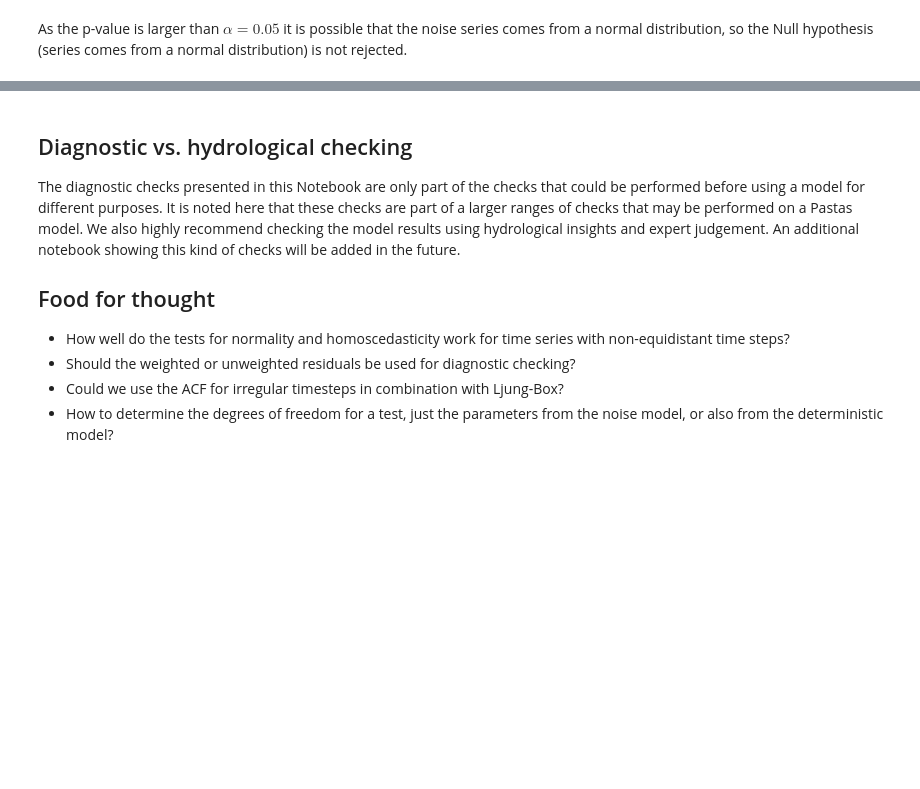
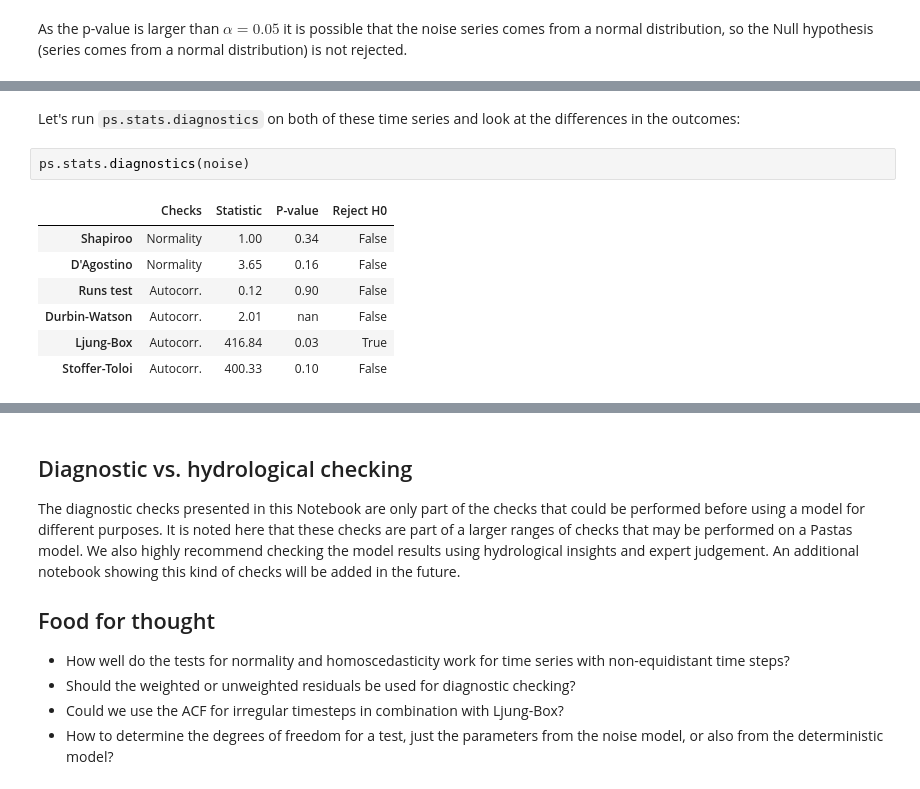
Before and after one commit to pastas/pastas, a Jupyter notebook: examples/notebooks/4_diagnostic_checking.ipynb, the cells around one changed output, grey strips where cells are left out. Drawn from its saved outputs; the diff is of its cells as text; blank space fills up the shorter version.

```diff
--- a/examples/notebooks/4_diagnostic_checking.ipynb
+++ b/examples/notebooks/4_diagnostic_checking.ipynb
@@ -218,0 +269,12 @@ As the p-value is larger than $\alpha=0.05$ it is possible that the noise series
+# %% [markdown]
+Let's run `ps.stats.diagnostics` on both of these time series and look at the differences in the outcomes:
+# %%
+ps.stats.diagnostics(noise)
+# %% [output]
+|  | Checks | Statistic | P-value | Reject H0 |
+| Shapiroo | Normality | 1.00 | 0.34 | False |
+| D'Agostino | Normality | 3.65 | 0.16 | False |
+| Runs test | Autocorr. | 0.12 | 0.90 | False |
+| Durbin-Watson | Autocorr. | 2.01 | nan | False |
+| Ljung-Box | Autocorr. | 416.84 | 0.03 | True |
+| Stoffer-Toloi | Autocorr. | 400.33 | 0.10 | False |
```
Also changed, not shown: parts of 34 cells of this notebook, 1 other file.
